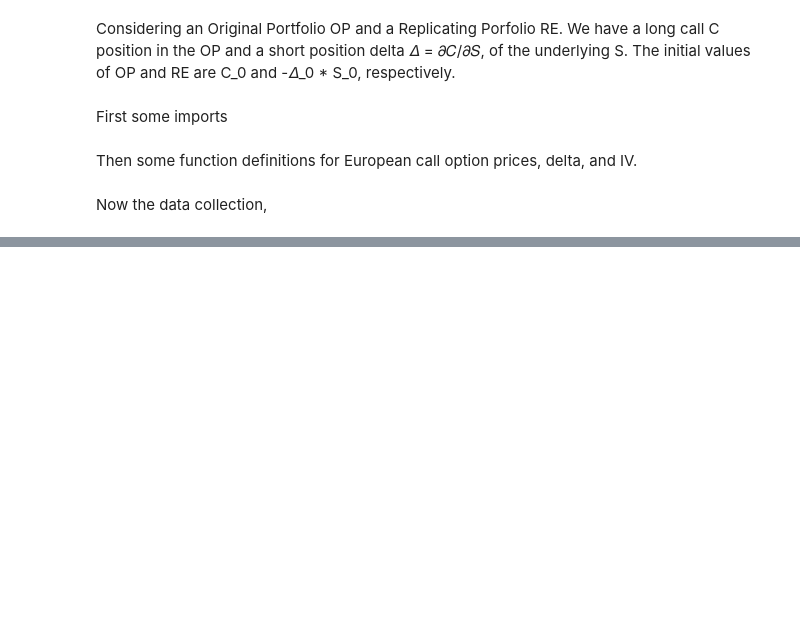
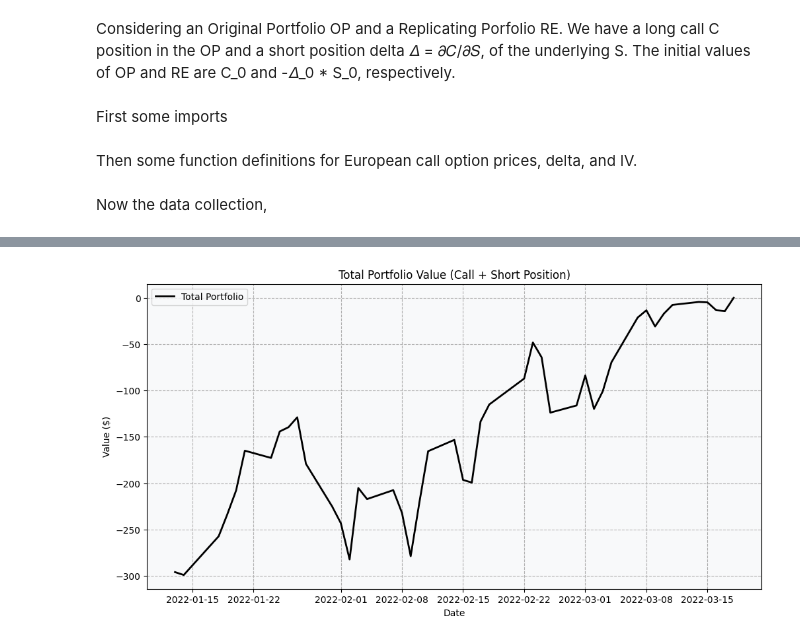
Before and after one commit to MariusBoda/Options_Hedging_Project, a Jupyter notebook: hedging_project.ipynb, the cells around one changed output, grey strips where cells are left out. Cells and saved outputs as stored; diff of their text form; code cells hidden in the pictures; blank space fills up the shorter version.

```diff
--- a/hedging_project.ipynb
+++ b/hedging_project.ipynb
@@ -292,0 +200,12 @@ P&L Volatility: $4.66
+# %%
+total_portfolio = OP + (-deltas * RE)
+plt.figure(figsize=(12, 6))
+plt.plot(df_hedge.index, total_portfolio, 'k-', linewidth=2, label='Total Portfolio')
+plt.title('Total Portfolio Value (Call + Short Position)')
+plt.xlabel('Date')
+plt.ylabel('Value ($)')
+plt.legend()
+plt.grid(True)
+plt.show()
+# %% [output]
+[figure, added]
```
Also changed, not shown: parts of 24 cells of this notebook, 1 other file.
